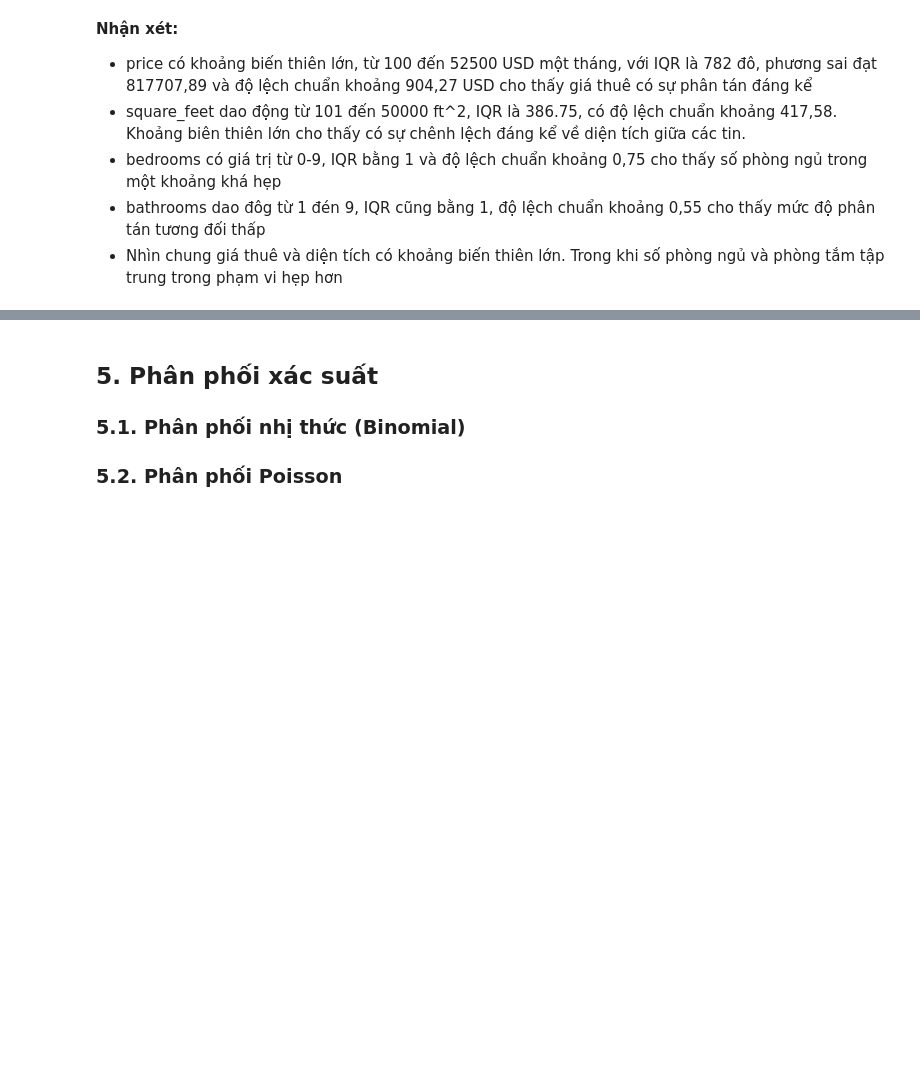
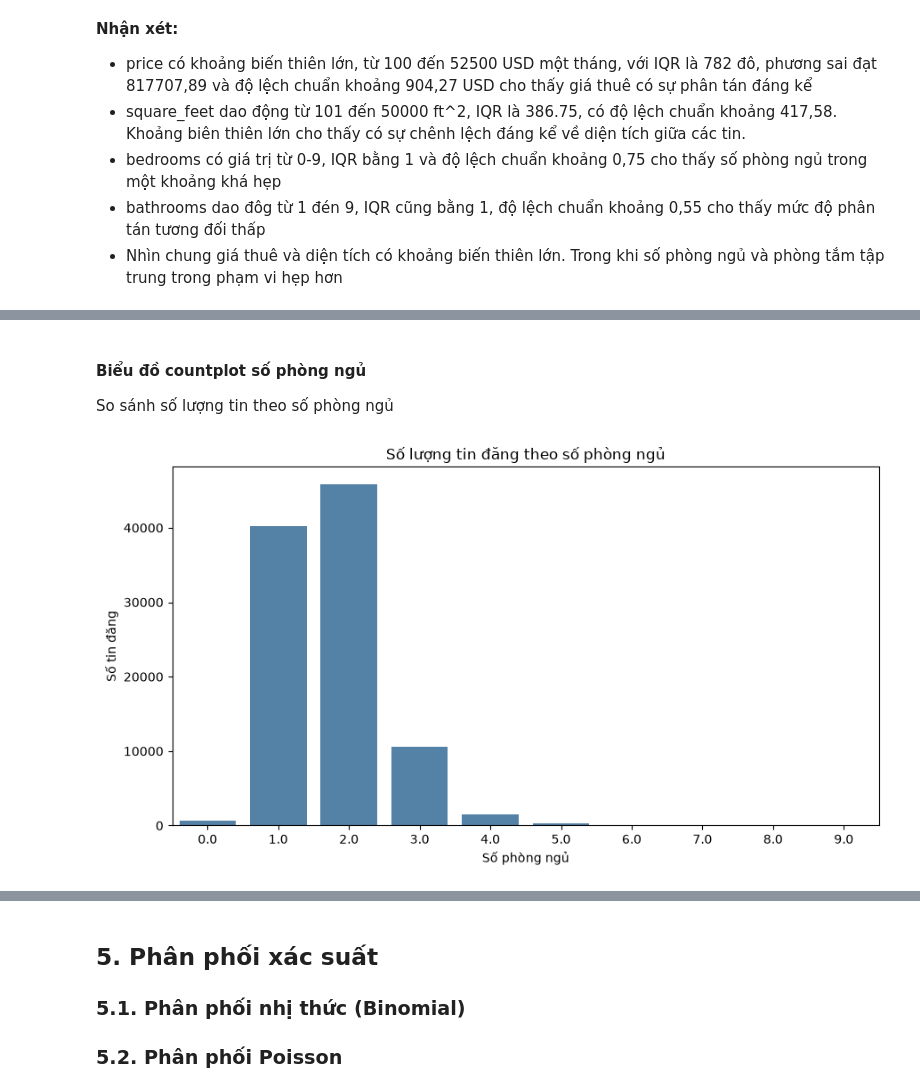
Before and after one commit to 1amBlake/apartment-rental-analysis-iuh, a Jupyter notebook: notebooks/apartment_retal_analysis.ipynb, the cells around one changed output, grey strips where cells are left out. Saved outputs shown, nothing was run; the diff lists cells and outputs as text; code cells hidden in the pictures; blank space fills up the shorter version.

```diff
--- a/notebooks/apartment_retal_analysis.ipynb
+++ b/notebooks/apartment_retal_analysis.ipynb
@@ -821,0 +876,22 @@ display(df_variation.round(2))
+# %% [markdown]
+#### Biểu đồ countplot số phòng ngủ
+So sánh số lượng tin theo số phòng ngủ
+# %%
+
+plt.figure(figsize=(9, 5))
+
+sns.countplot(
+    data=df_clean,
+    x="bedrooms",
+    order=sorted(df_clean["bedrooms"].dropna().unique()),
+    color="steelblue"
+)
+
+plt.title("Số lượng tin đăng theo số phòng ngủ")
+plt.xlabel("Số phòng ngủ")
+plt.ylabel("Số tin đăng")
+
+plt.tight_layout()
+plt.show()
+# %% [output]
+[figure, added]
```
Also changed, not shown: parts of 19 cells of this notebook.
